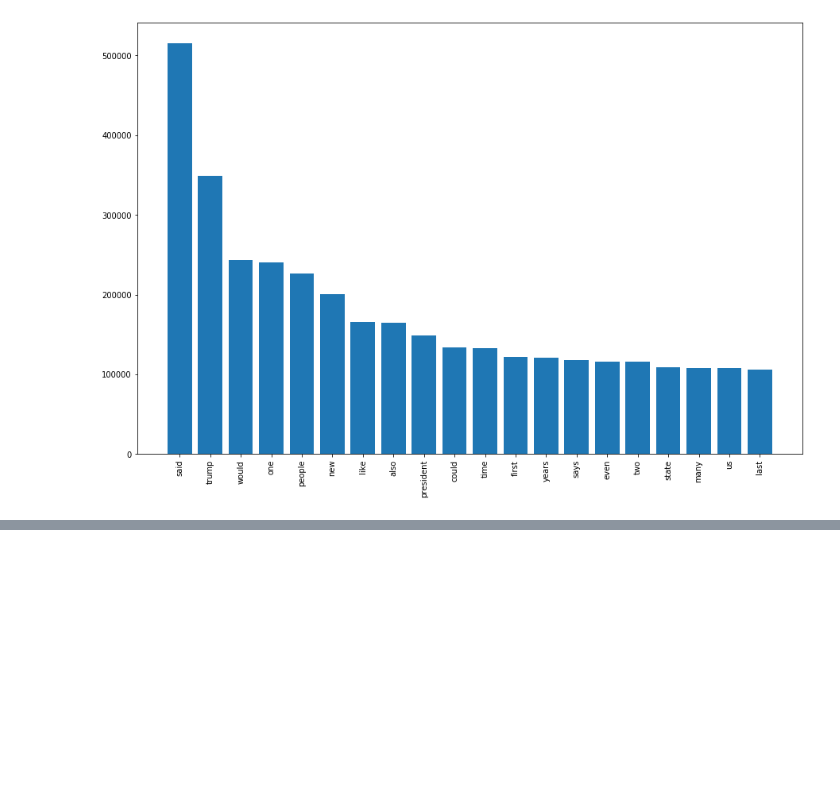
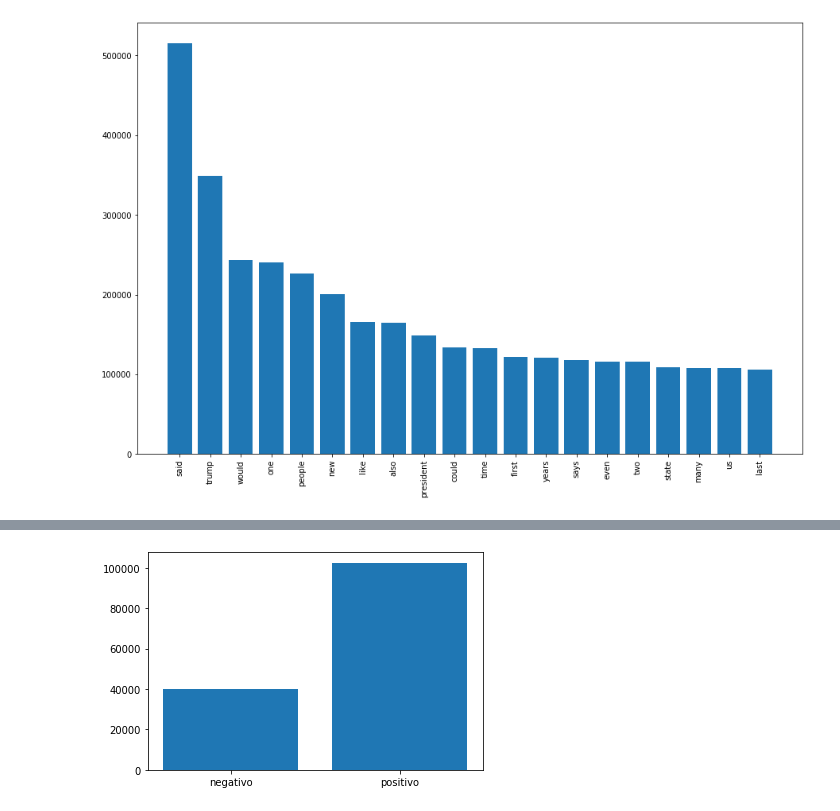
Before and after one commit to franco18/st1800eafit-final, a Jupyter notebook: AnalisisDescriptivo.ipynb, the cells around one changed output, grey strips where cells are left out. Saved outputs shown, nothing was run; the diff lists cells and outputs as text; code cells hidden in the pictures; blank space fills up the shorter version.

Commit message:
analisis descriptivo y analisis de sentimientos terminado

```diff
--- a/AnalisisDescriptivo.ipynb
+++ b/AnalisisDescriptivo.ipynb
@@ -217,9 +213,9 @@ df4=df2[2]
 # %%
-df4['sentimientos'] = df2[df2.columns[2]].apply(sentiment_func)
+df['sentimientos'] = df2[df2.columns[2]].apply(sentiment_func)
 # %%
-df2['sentimientos'][0][0]
+df['sentimientos'][0][0]
 
-df2['polaridad'] = df['sentimientos'].apply(lambda x: x[0])
+df['polaridad'] = df['sentimientos'].apply(lambda x: x[0])
 df['Subjetividad'] = df['sentimientos'].apply(lambda x: x[1])
 # %%
 df.head()
@@ -230,3 +226,7 @@ df.head()
 | 2 | 2 | 17285 | Tyrus Wong, ‘Bambi’ Artist Thwart... | New York Times | Margalit Fox | 2017-01-06 | 2017.0 | 1.0 | NaN | When Walt Disney’s “Bambi” opened... | ... |
 | 3 | 3 | 17286 | Among Deaths in 2016, a Heavy Tol... | New York Times | William McDonald | 2017-04-10 | 2017.0 | 4.0 | NaN | Death may be the great equalizer,... | ... |
 | 4 | 4 | 17287 | Kim Jong-un Says North Korea Is P... | New York Times | Choe Sang-Hun | 2017-01-02 | 2017.0 | 1.0 | NaN | SEOUL, South Korea — North Korea’... | ... |
+# %%
+Result=['positivo' if x>0 else "negativo" for x in df['polaridad']]
+df['feeling']=Result
+df.head()
@@ -232,0 +240,8 @@ df.head()
+# %%
+import numpy as np
+labels, counts = np.unique(Result, return_counts=True)
+plt.bar(labels, counts, align='center')
+plt.gca().set_xticks(labels)
+plt.show()
+# %% [output]
+[figure, added]
```
Also changed, not shown: parts of 5 cells of this notebook, 1 other file.
